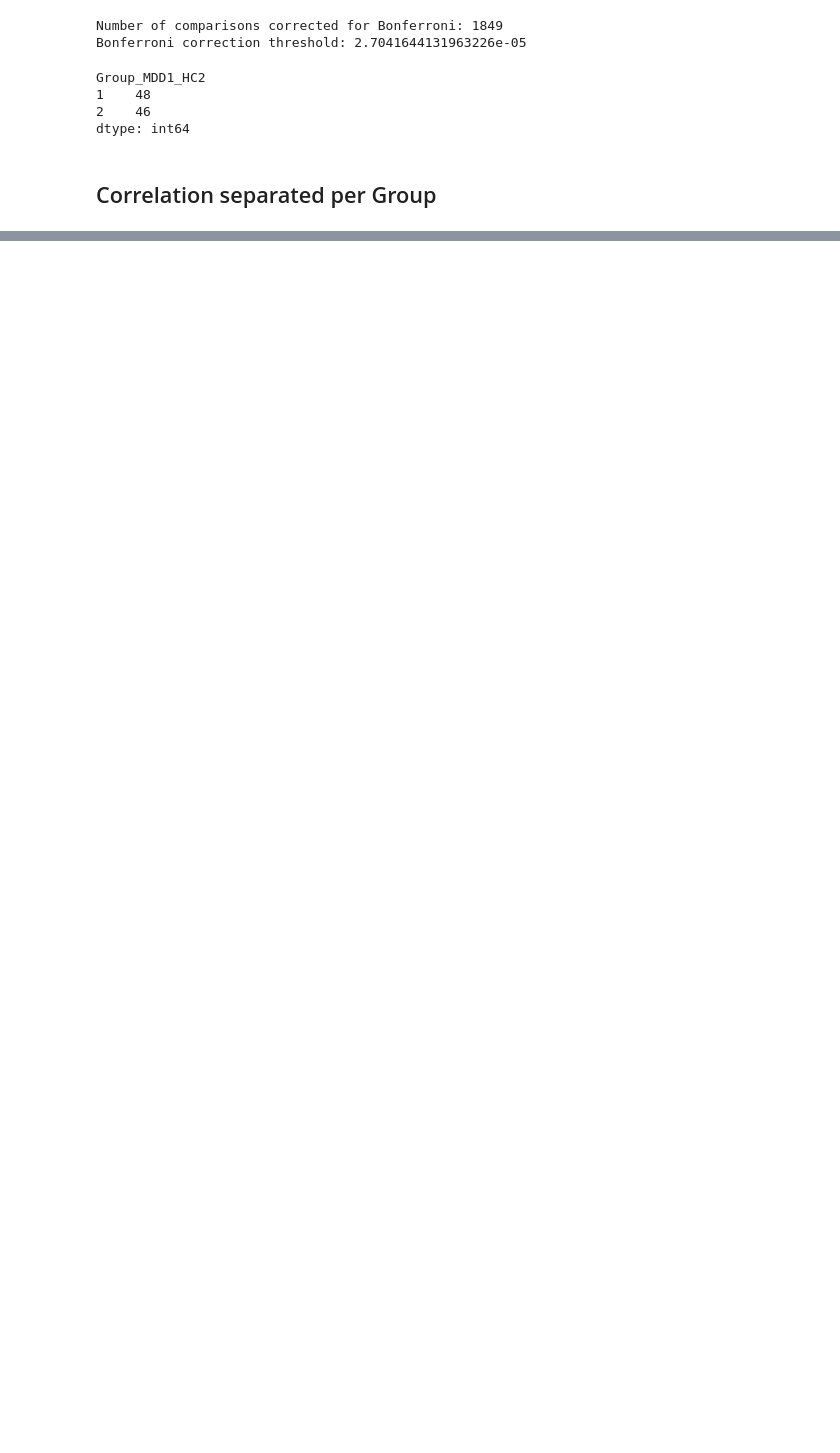
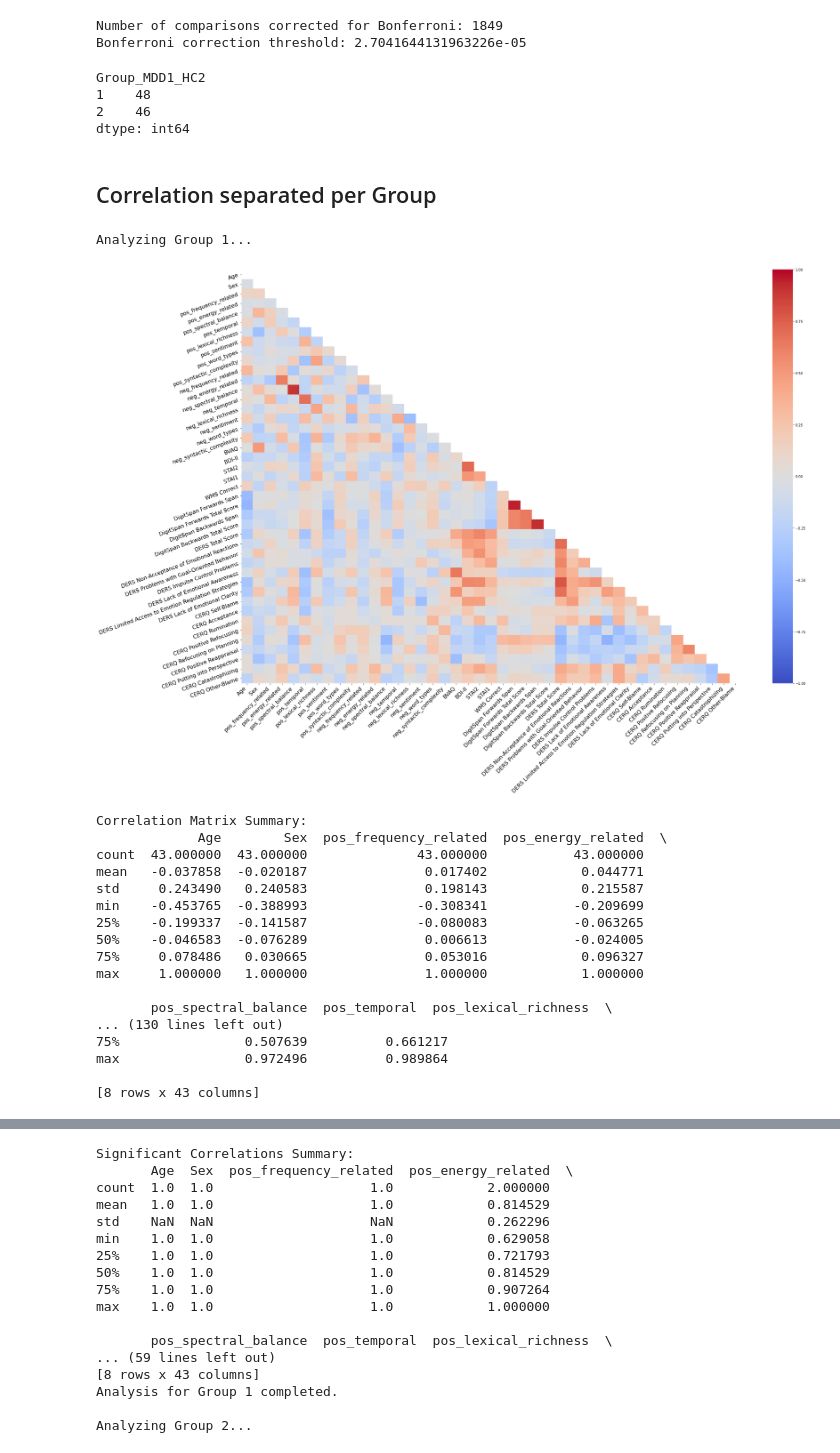
Before and after one commit to JuliaSchraeder/SubliminalVideoPriming, a Jupyter notebook: scripts/speech/speech_category_questionnaire_analysis.ipynb, the cells around one changed output, grey strips where cells are left out. Cells and saved outputs as stored; diff of their text form; code cells hidden in the pictures; blank space fills up the shorter version.

Commit message:
update speech correlation

```diff
--- a/scripts/speech/speech_category_questionnaire_analysis.ipynb
+++ b/scripts/speech/speech_category_questionnaire_analysis.ipynb
@@ -740,37 +739,57 @@ for group in groups:
 
     # Plot the significant correlations using a heatmap
     plt.figure(figsize=(23, 15))
-    sns.heatmap(significant_correlations, mask=mask, annot=False, fmt=".2f", cmap="coolwarm", cbar=True)
+    sns.heatmap(significant_correlations, mask=mask, annot=False, fmt=".2f", cmap="coolwarm", cbar=True,vmin=-1, vmax=1)
     #plt.title(f'Significant Correlations (Bonferroni-corrected) between Speech Features and Questionnaire Results for Group {group}', fontsize=16)
     plt.xticks(rotation=45, ha='right', fontsize=16)
     plt.yticks(rotation=20, fontsize=16)
     plt.tight_layout()
     plt.savefig(f'W:/Fmri_Forschung/Allerlei/JuliaS/GitHub/SubliminalVideoPriming/plots/significant_correlation_matrix_group_{group}.jpg')
     plt.show()
 
     # Debugging: Print significant correlations before storing them
     print("Significant Correlations Summary:")
     print(significant_correlations.describe())  # Check if negative correlations are being filtered out
 
     # Extract significant correlations
     significant_pairs = []
 
     for row in range(correlation_matrix.shape[0]):
         for col in range(row+1, correlation_matrix.shape[1]):
             var1 = correlation_matrix.index[row]
             var2 = correlation_matrix.columns[col]
             if p_values.iloc[row, col] < bonferroni_threshold:
                 significant_pairs.append({
                     'Variable1': var1,
                     'Variable2': var2,
                     'Correlation': correlation_matrix.iloc[row, col],
                     'P-Value': p_values.iloc[row, col]
                 })
 
     # Convert the list of significant pairs to a DataFrame
     significant_pairs_df = pd.DataFrame(significant_pairs).drop_duplicates(subset=['Variable1', 'Variable2'])
 
     # Save the significant correlations to a CSV file
     significant_pairs_df.to_csv(f'W:/Fmri_Forschung/Allerlei/JuliaS/GitHub/SubliminalVideoPriming/data/speech/speech_questionnaire_correlation_corrected_group_{group}.csv', index=False)
 
     print(f"Analysis for Group {group} completed.\n")
+# %% [output]
+Analyzing Group 1...
+[figure, added]
+Correlation Matrix Summary:
+             Age        Sex  pos_frequency_related  pos_energy_related  \
+count  43.000000  43.000000              43.000000           43.000000
+mean   -0.037858  -0.020187               0.017402            0.044771
+std     0.243490   0.240583               0.198143            0.215587
+min    -0.453765  -0.388993              -0.308341           -0.209699
+25%    -0.199337  -0.141587              -0.080083           -0.063265
+50%    -0.046583  -0.076289               0.006613           -0.024005
+75%     0.078486   0.030665               0.053016            0.096327
+max     1.000000   1.000000               1.000000            1.000000
+
+       pos_spectral_balance  pos_temporal  pos_lexical_richness  \
+... (130 lines left out)
+75%                0.507639          0.661217
+max                0.972496          0.989864
+
+[8 rows x 43 columns]
@@ -776,0 +797,17 @@ for group in groups:
+Significant Correlations Summary:
+       Age  Sex  pos_frequency_related  pos_energy_related  \
+count  1.0  1.0                    1.0            2.000000
+mean   1.0  1.0                    1.0            0.814529
+std    NaN  NaN                    NaN            0.262296
+min    1.0  1.0                    1.0            0.629058
+25%    1.0  1.0                    1.0            0.721793
+50%    1.0  1.0                    1.0            0.814529
+75%    1.0  1.0                    1.0            0.907264
+max    1.0  1.0                    1.0            1.000000
+
+       pos_spectral_balance  pos_temporal  pos_lexical_richness  \
+... (59 lines left out)
+[8 rows x 43 columns]
+Analysis for Group 1 completed.
+
+Analyzing Group 2...
```
Also changed, not shown: parts of 3 cells of this notebook, 14 other files.
